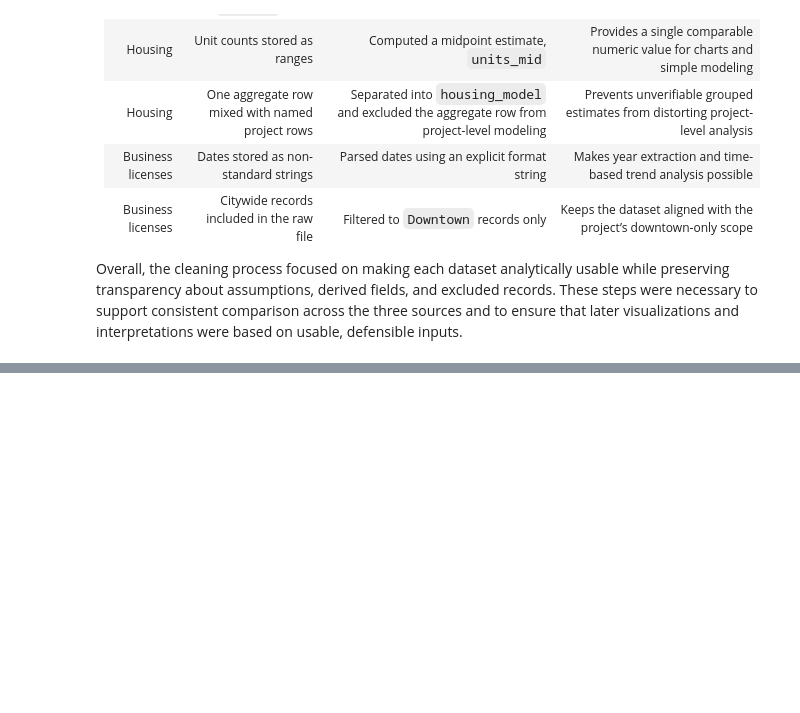
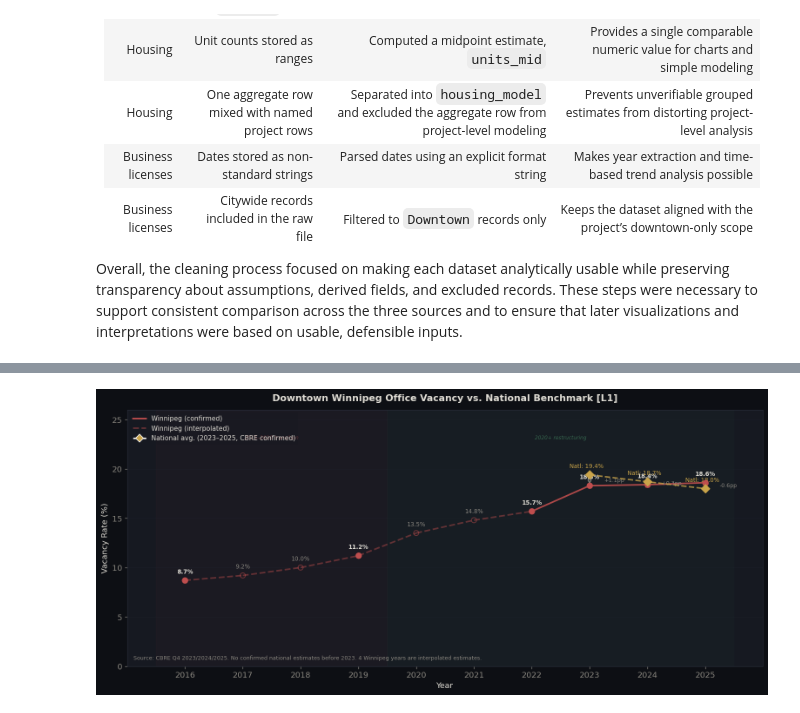
Before and after one commit to rynetroy/comp-2040-project-3, a Jupyter notebook: notebooks/week14.ipynb, the cells around one changed output, grey strips where cells are left out. Saved outputs shown, nothing was run; the diff lists cells and outputs as text; code cells hidden in the pictures; blank space fills up the shorter version.

```diff
--- a/notebooks/week14.ipynb
+++ b/notebooks/week14.ipynb
@@ -565,0 +764,92 @@ Overall, the cleaning process focused on making each dataset analytically usable
+# %%
+# Winnipeg vacancy data - confirmed CBRE figures with interpolated gaps
+vac = pd.DataFrame({
+    'Year':      [2016, 2017, 2018, 2019, 2020, 2021, 2022, 2023, 2024, 2025],
+    'Rate':      [8.7,  9.2,  10.0, 11.2, 13.5, 14.8, 15.7, 18.3, 18.4, 18.6],
+    'Confirmed': [True, False, False, True, False, False, True, True, True, True]
+})
+
+# National benchmark - only 3 confirmed years available
+national = pd.DataFrame({
+    'Year':          [2023, 2024, 2025],
+    'National_Rate': [19.4, 18.7, 18.0],
+})
+
+fig, ax = plt.subplots(figsize=(13, 6))
+
+# Draw line segments - solid where both endpoints are confirmed, dashed where interpolated
+for i in range(len(vac) - 1):
+    x0, y0, c0 = vac.iloc[i]['Year'],   vac.iloc[i]['Rate'],   vac.iloc[i]['Confirmed']
+    x1, y1, c1 = vac.iloc[i+1]['Year'], vac.iloc[i+1]['Rate'], vac.iloc[i+1]['Confirmed']
+    both_confirmed = c0 and c1
+    ax.plot([x0, x1], [y0, y1], color=DECLINE_C, linewidth=2.2,
+            linestyle='-' if both_confirmed else '--',
+            alpha=0.9 if both_confirmed else 0.45)
+
+# Draw data points - filled = confirmed, open circle = interpolated
+for _, r in vac.iterrows():
+    if r['Confirmed']:
+        ax.scatter(r['Year'], r['Rate'], color=DECLINE_C, s=60, zorder=5)
+        ax.text(r['Year'], r['Rate'] + 0.7, f"{r['Rate']}%",
+                ha='center', fontsize=8, fontweight='bold', color='#e0ddd5')
+    else:
+        ax.scatter(r['Year'], r['Rate'], color=DECLINE_C, s=50, zorder=5,
+                   facecolors='none', edgecolors=DECLINE_C, linewidths=1.2, alpha=0.5)
+        ax.text(r['Year'], r['Rate'] + 0.7, f"{r['Rate']}%",
+                ha='center', fontsize=8, color='#8a8780')
+
+# National benchmark line
+ax.plot(national['Year'], national['National_Rate'],
+        color=ACCENT, linewidth=2.0, linestyle='--', alpha=0.8, zorder=4)
+ax.scatter(national['Year'], national['National_Rate'],
+           color=ACCENT, marker='D', s=70, zorder=5)
+for _, r in national.iterrows():
+    ax.text(r['Year'] - 0.05, r['National_Rate'] + 0.7,
+            f"Natl: {r['National_Rate']}%", ha='center', fontsize=8, color=ACCENT)
+
+# Annotate the gap between Winnipeg and national for each confirmed year
+for _, r in national.iterrows():
+    wpg  = vac[vac['Year'] == r['Year']].iloc[0]['Rate']
+    diff = r['National_Rate'] - wpg
+    mid  = (wpg + r['National_Rate']) / 2
+    ax.annotate('', xy=(r['Year'], r['National_Rate']), xytext=(r['Year'], wpg),
+                arrowprops=dict(arrowstyle='<->', color='#8a8780', lw=1))
+    ax.text(r['Year'] + 0.25, mid, f"{'+' if diff>0 else ''}{diff:.1f}pp",
+            fontsize=7.5, color='#8a8780', va='center')
+
+# Lightly shade the phase periods
+ax.axvspan(2015.5, 2019.5, alpha=0.03, color=DECLINE_C)
+ax.axvspan(2019.5, 2025.5, alpha=0.03, color=GROWTH_C)
+ax.text(2017.5, 23, '2015–2020 transition', ha='center', fontsize=7,
+        color=DECLINE_C, fontstyle='italic', alpha=0.6)
+ax.text(2022.5, 23, '2020+ restructuring', ha='center', fontsize=7,
+        color=GROWTH_C, fontstyle='italic', alpha=0.6)
+
+ax.set_xlabel('Year')
+ax.set_ylabel('Vacancy Rate (%)')
+ax.set_title('Downtown Winnipeg Office Vacancy vs. National Benchmark [L1]',
+             fontsize=13, fontweight='bold', pad=12)
+ax.set_ylim(0, 26)
+ax.set_xticks(vac['Year'])
+ax.grid(axis='y', alpha=0.3)
+
+conf_line = plt.Line2D([0],[0], color=DECLINE_C, linewidth=2.2,
+                        label='Winnipeg (confirmed)')
+est_line  = plt.Line2D([0],[0], color=DECLINE_C, linewidth=2.2,
+                        linestyle='--', alpha=0.45, label='Winnipeg (interpolated)')
+nat_line  = plt.Line2D([0],[0], marker='D', color='w', markerfacecolor=ACCENT,
+                        markersize=8, linestyle='--', linewidth=2.0,
+                        label='National avg. (2023–2025, CBRE confirmed)')
+ax.legend(handles=[conf_line, est_line, nat_line],
+          framealpha=0.3, edgecolor='none', fontsize=9, loc='upper left')
+
+ax.text(0.01, 0.02,
+        'Source: CBRE Q4 2023/2024/2025. No confirmed national estimates before 2023. '
+        '4 Winnipeg years are interpolated estimates.',
+        transform=ax.transAxes, fontsize=7.5, color='#8a8780', va='bottom')
+
+plt.tight_layout()
+plt.savefig('fig_vacancy.png', bbox_inches='tight', facecolor='#0d0f14')
+plt.show()
+# %% [output]
+[figure, added]
```
Also changed, not shown: parts of 17 cells of this notebook, 4 other files.
